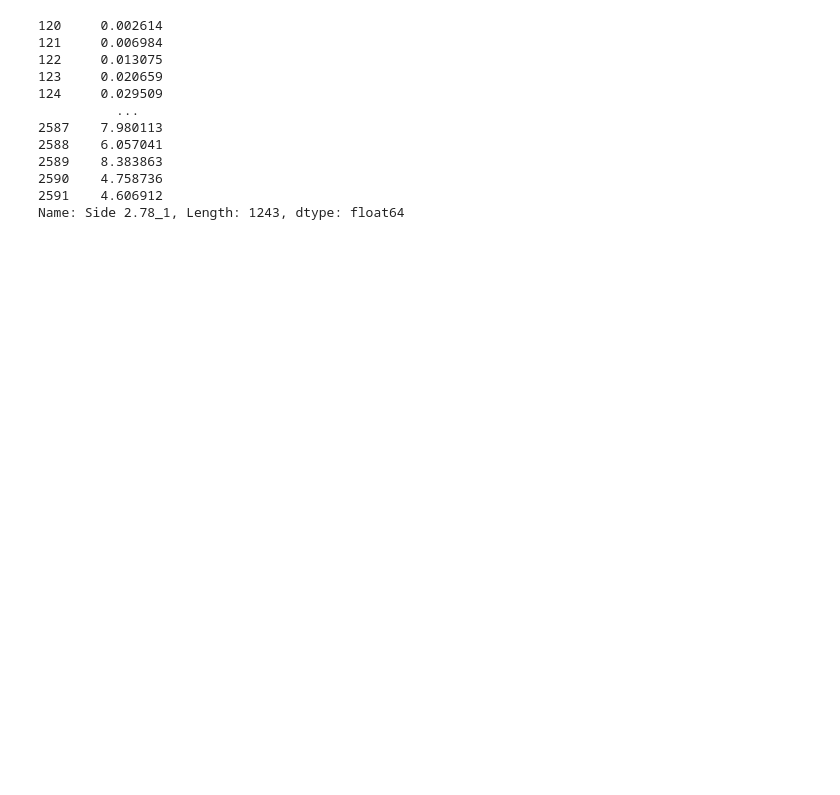
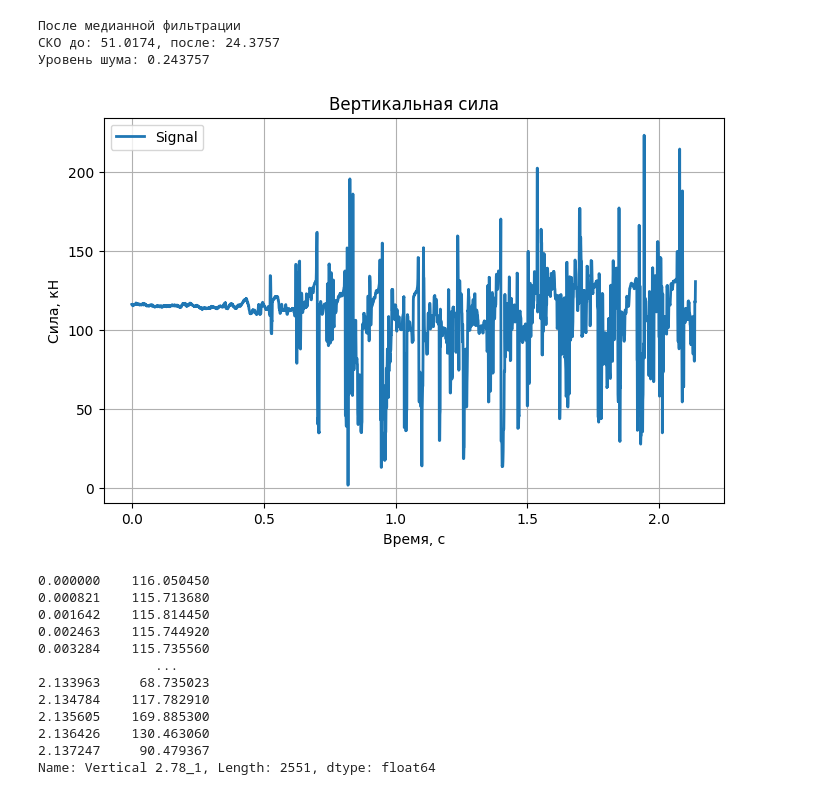
Before and after one commit to daniilgorenkov/Dissertation, a Jupyter notebook: reserach/compare_vectors.ipynb, the cells around one changed output. Saved outputs shown, nothing was run; the diff lists cells and outputs as text; code cells hidden in the pictures; blank space fills up the shorter version.

```diff
--- a/reserach/compare_vectors.ipynb
+++ b/reserach/compare_vectors.ipynb
@@ -47,18 +62,59 @@ plt.plot(hook)
+# %%
+import numpy as np
+import matplotlib.pyplot as plt
+from scipy.ndimage import median_filter
+
+# y: возьми один столбец, если arr — DataFrame
+y = arr.to_numpy() if hasattr(arr, "iloc") else np.asarray(arr)
+y = y.squeeze()  # 1D
+
+t = np.asarray(vector).squeeze()
+
+# маска валидных значений
+mask = np.isfinite(y)
+y = y[mask]
+t = t[mask]
+
+# медианная фильтрация
+y_smooth = median_filter(y, size=5)
+
+print("После медианной фильтрации")
+print(f"СКО до: {np.std(y):.4f}, после: {np.std(y_smooth):.4f}")
+
+# шум
+noise_level = 0.01 * np.std(y_smooth)
+noise = np.random.normal(0, noise_level, size=y_smooth.shape)
+y_noisy = y_smooth + noise
+print(f"Уровень шума: {noise_level:.6f}")
+
+plt.figure(figsize=(8,5))
+plt.title("Вертикальная сила")
+plt.plot(t, y_noisy, linewidth=2, label="Signal")
+plt.legend()
+plt.xlabel("Время, с")
+plt.ylabel("Cила, кН")
+plt.grid()
+plt.show()
+# %% [output]
+После медианной фильтрации
+СКО до: 51.0174, после: 24.3757
+Уровень шума: 0.243757
+[figure, added]
 # %%
-hook_mask = hook.to_numpy()>0
-hook = hook[hook_mask]
-hook
+hook_mask = arr>13
+arr = arr[hook_mask]
+arr
 # %% [output]
-120     0.002614
-121     0.006984
-122     0.013075
-123     0.020659
-124     0.029509
-          ...
-2587    7.980113
-2588    6.057041
-2589    8.383863
-2590    4.758736
-2591    4.606912
-Name: Side 2.78_1, Length: 1243, dtype: float64
+0.000000    116.050450
+0.000821    115.713680
+0.001642    115.814450
+0.002463    115.744920
+0.003284    115.735560
+               ...
+2.133963     68.735023
+2.134784    117.782910
+2.135605    169.885300
+2.136426    130.463060
+2.137247     90.479367
+Name: Vertical 2.78_1, Length: 2551, dtype: float64
 # %%
```
Also changed, not shown: parts of 13 cells of this notebook, 7 other files.
